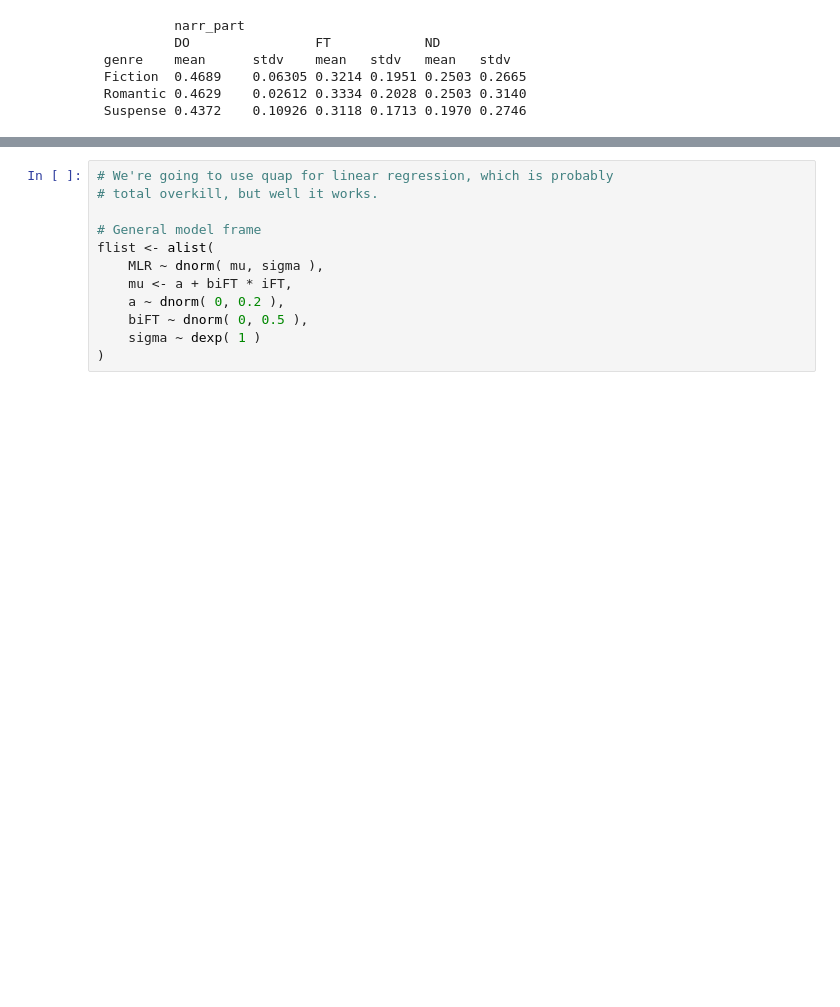
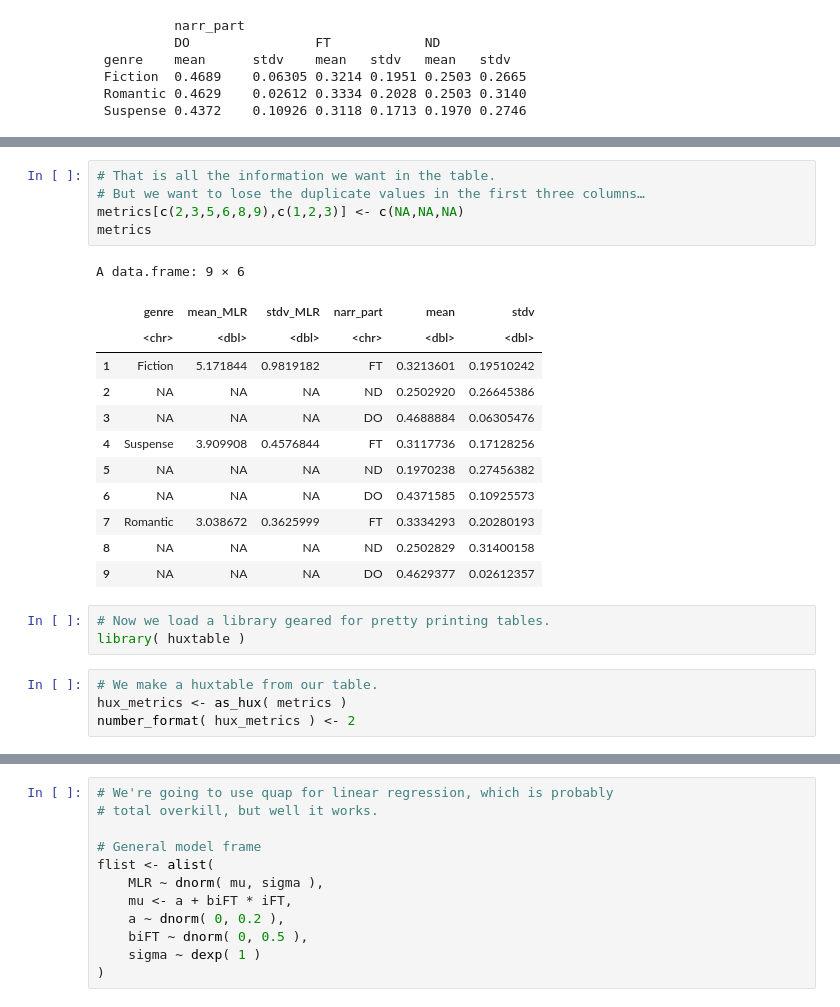
Before and after one commit to jorisvanzundert/riddle_ikindex, a Jupyter notebook: notebook/I-index.ipynb, the cells around one changed output, grey strips where cells are left out. Drawn from its saved outputs; the diff is of its cells as text; blank space fills up the shorter version.

```diff
--- a/notebook/I-index.ipynb
+++ b/notebook/I-index.ipynb
@@ -90,0 +122,25 @@ tabular( Factor(genre) ~ Factor(narr_part) * ( Heading() * do_nothing * mean + H
+# %%
+# That is all the information we want in the table.
+# But we want to lose the duplicate values in the first three columns…
+metrics[c(2,3,5,6,8,9),c(1,2,3)] <- c(NA,NA,NA)
+metrics
+# %% [output]
+A data.frame: 9 × 6
+|  | genre | mean_MLR | stdv_MLR | narr_part | mean | stdv |
+|  | <chr> | <dbl> | <dbl> | <chr> | <dbl> | <dbl> |
+| 1 | Fiction | 5.171844 | 0.9819182 | FT | 0.3213601 | 0.19510242 |
+| 2 | NA | NA | NA | ND | 0.2502920 | 0.26645386 |
+| 3 | NA | NA | NA | DO | 0.4688884 | 0.06305476 |
+| 4 | Suspense | 3.909908 | 0.4576844 | FT | 0.3117736 | 0.17128256 |
+| 5 | NA | NA | NA | ND | 0.1970238 | 0.27456382 |
+| 6 | NA | NA | NA | DO | 0.4371585 | 0.10925573 |
+| 7 | Romantic | 3.038672 | 0.3625999 | FT | 0.3334293 | 0.20280193 |
+| 8 | NA | NA | NA | ND | 0.2502829 | 0.31400158 |
+| 9 | NA | NA | NA | DO | 0.4629377 | 0.02612357 |
+# %%
+# Now we load a library geared for pretty printing tables.
+library( huxtable )
+# %%
+# We make a huxtable from our table.
+hux_metrics <- as_hux( metrics )
+number_format( hux_metrics ) <- 2
```
Also changed, not shown: parts of 3 cells of this notebook, 2 other files.
